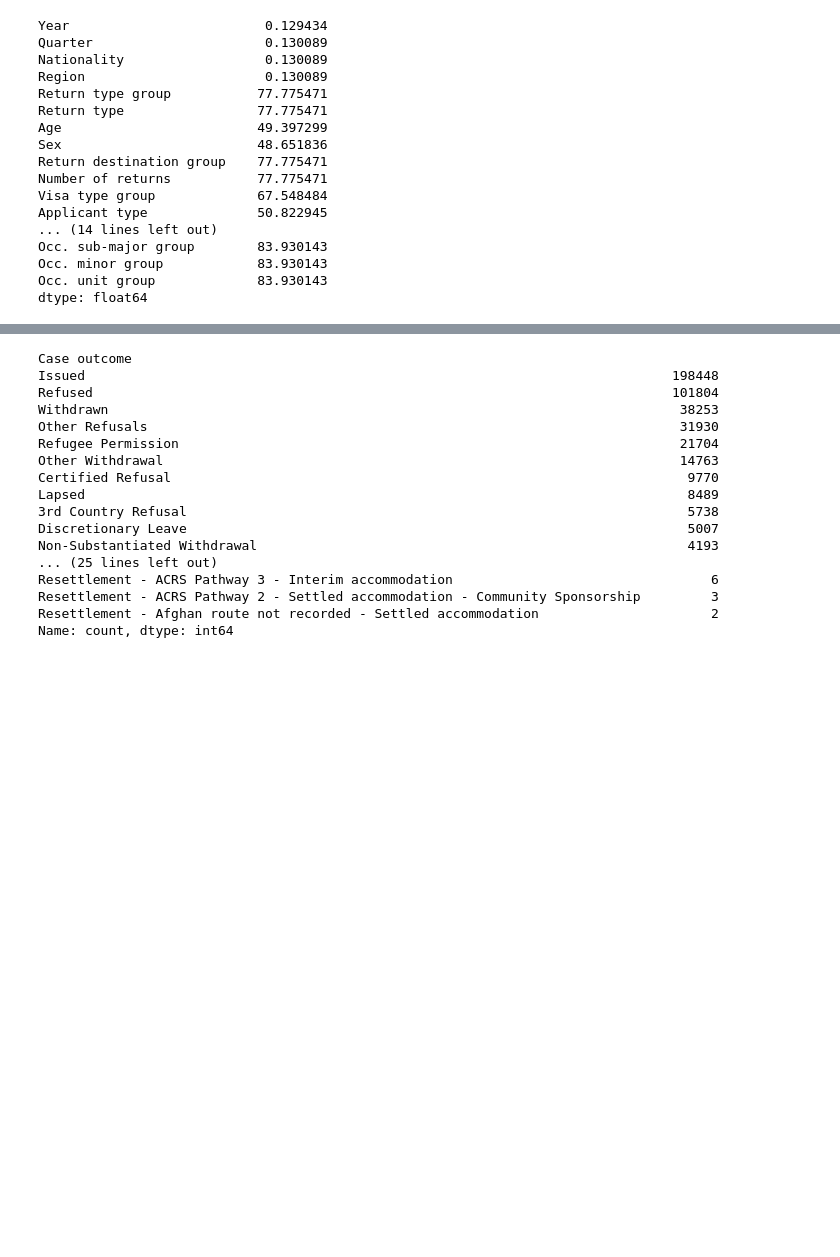
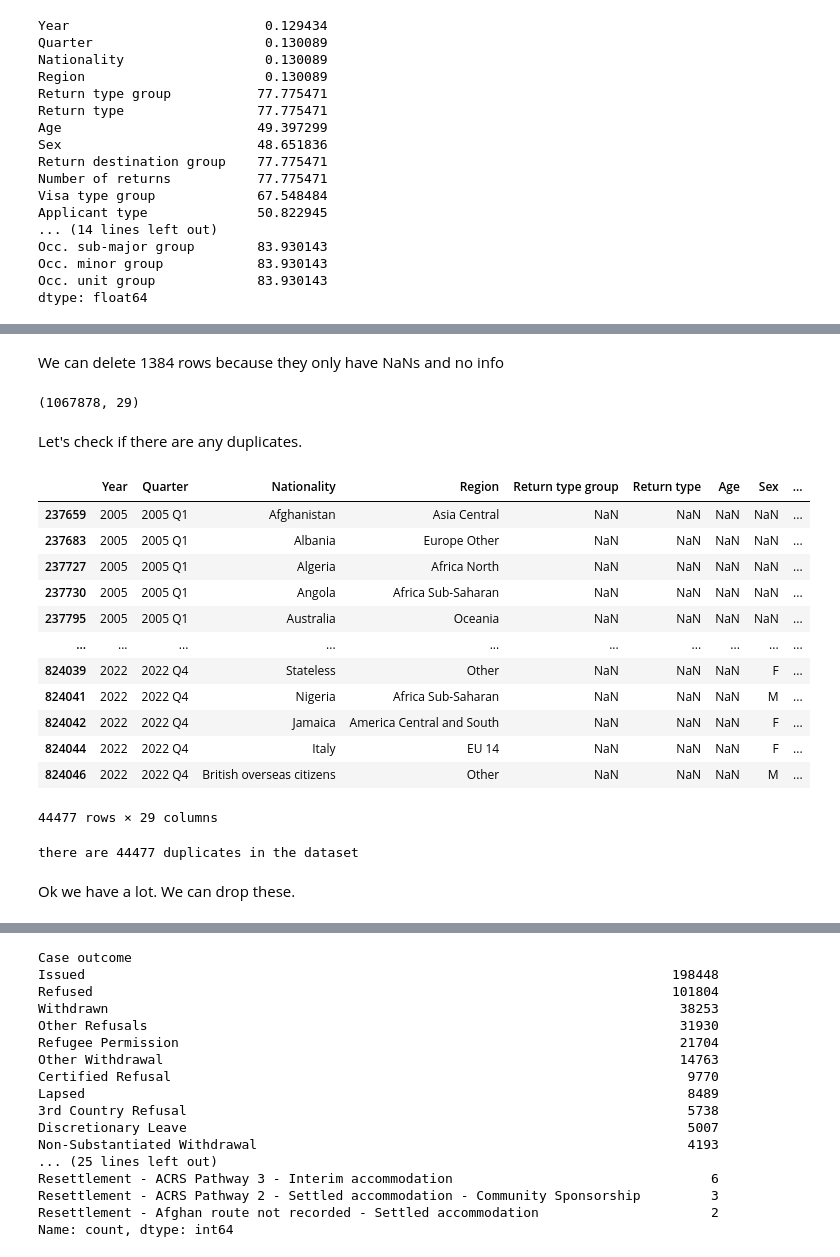
Before and after one commit to psmith1011/CS_UK_Immigration, a Jupyter notebook: Notebook_Code_Files/CS_UK_Immigration_PSmith.ipynb, the cells around one changed output, grey strips where cells are left out. Drawn from its saved outputs; the diff is of its cells as text; code cells hidden in the pictures; blank space fills up the shorter version.

```diff
--- a/Notebook_Code_Files/CS_UK_Immigration_PSmith.ipynb
+++ b/Notebook_Code_Files/CS_UK_Immigration_PSmith.ipynb
@@ -286,16 +284,0 @@ plt.show()
-# %%
-# Define the mapping dictionary
-
-# Apply the mapping to the 'Sex' column in df_combined
-df_combined['Sex'] = df_combined['Sex'].map(sex_mapping)
-
-# For handling NaN values and other unknown values, use fillna method to replace them with a default value, for example, 3 for 'Unknown'
-df_combined['Sex'] = df_combined['Sex'].fillna(3)
-
-# Get the value counts for the 'Sex' column in df_combined
-sex_counts = df_combined['Sex'].value_counts()
-
-# Print the value counts
-print(sex_counts)
-
-#seperate into 1s and 0s
@@ -398,6 +284,0 @@ ok we can just remove all the rows with no year because there is no data
-# %%
-# Remove rows with null values in the "Year" column
-df_combined = df_combined.dropna(subset=['Year'])
-
-# Check the shape of the cleaned DataFrame
-print("Shape of cleaned DataFrame:", df_combined_cleaned.shape)
@@ -445,0 +310,9 @@ dtype: float64
+# %% [markdown]
+We can delete 1384 rows because they only have NaNs and no info
+# %%
+# Drop rows where either 'Year' or 'Quarter' column has NA
+df_combined.dropna(subset=['Year', 'Quarter'], inplace=True)
+# %%
+df_combined.shape
+# %% [output]
+(1067878, 29)
@@ -445,0 +322,24 @@ dtype: float64
+# %% [markdown]
+Let's check if there are any duplicates.
+# %%
+df_combined[df_combined.duplicated()]
+# %% [output]
+|  | Year | Quarter | Nationality | Region | Return type group | Return type | Age | Sex | ... |
+| 237659 | 2005 | 2005 Q1 | Afghanistan | Asia Central | NaN | NaN | NaN | NaN | ... |
+| 237683 | 2005 | 2005 Q1 | Albania | Europe Other | NaN | NaN | NaN | NaN | ... |
+| 237727 | 2005 | 2005 Q1 | Algeria | Africa North | NaN | NaN | NaN | NaN | ... |
+| 237730 | 2005 | 2005 Q1 | Angola | Africa Sub-Saharan | NaN | NaN | NaN | NaN | ... |
+| 237795 | 2005 | 2005 Q1 | Australia | Oceania | NaN | NaN | NaN | NaN | ... |
+| ... | ... | ... | ... | ... | ... | ... | ... | ... | ... |
+| 824039 | 2022 | 2022 Q4 | Stateless | Other | NaN | NaN | NaN | F | ... |
+| 824041 | 2022 | 2022 Q4 | Nigeria | Africa Sub-Saharan | NaN | NaN | NaN | M | ... |
+| 824042 | 2022 | 2022 Q4 | Jamaica | America Central and South | NaN | NaN | NaN | F | ... |
+| 824044 | 2022 | 2022 Q4 | Italy | EU 14 | NaN | NaN | NaN | F | ... |
+| 824046 | 2022 | 2022 Q4 | British overseas citizens | Other | NaN | NaN | NaN | M | ... |
+44477 rows × 29 columns
+# %%
+print (f"there are {df_combined.duplicated().sum()} duplicates in the dataset")
+# %% [output]
+there are 44477 duplicates in the dataset
+# %% [markdown]
+Ok we have a lot. We can drop these.
```
Also changed, not shown: parts of 92 cells of this notebook, 1 other file.
